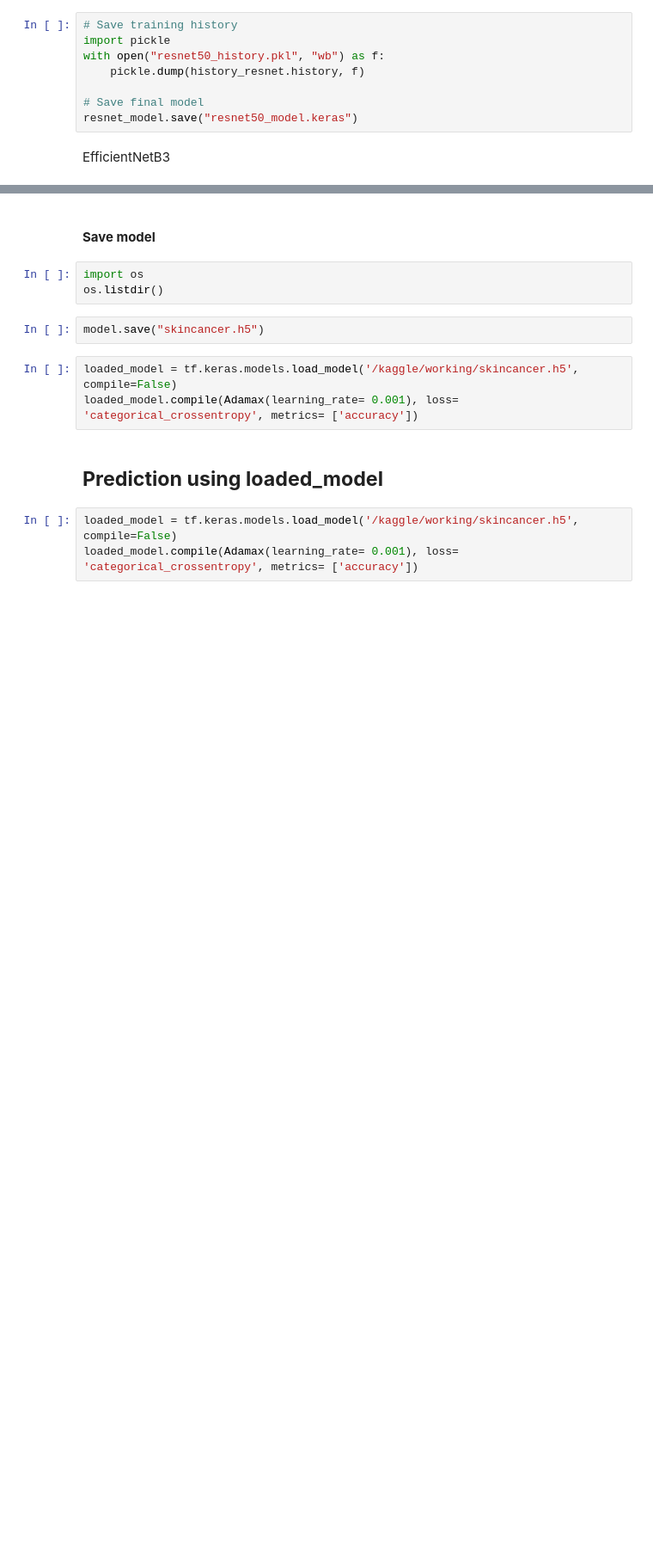
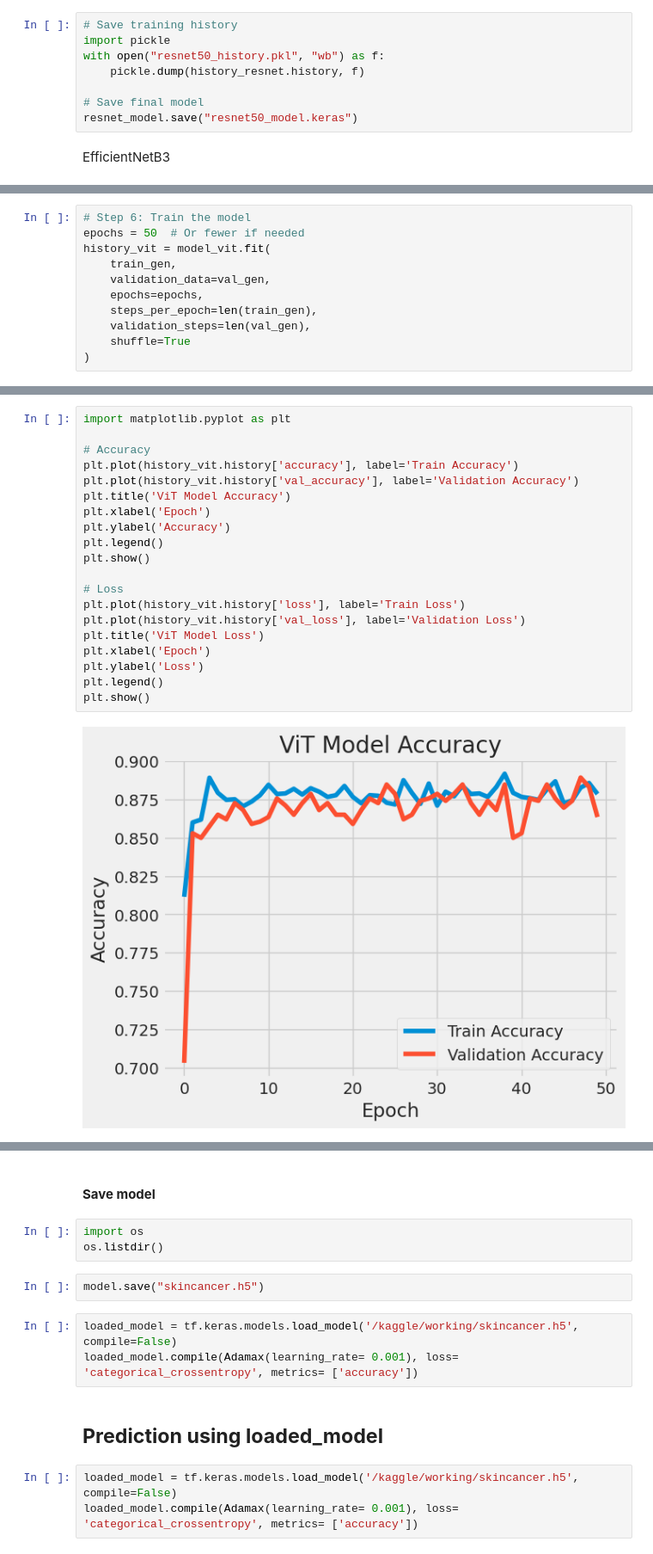
Before and after one commit to HazalAtis/skin_cancer_prediction, a Jupyter notebook: skin-cancer.ipynb, the cells around one changed output, grey strips where cells are left out. Shown at 86% size. Saved outputs shown, nothing was run; the diff lists cells and outputs as text; blank space fills up the shorter version.

```diff
--- a/skin-cancer.ipynb
+++ b/skin-cancer.ipynb
@@ -605,0 +821,11 @@ model_b3.summary()
+# %%
+# Step 6: Train the model
+epochs = 50  # Or fewer if needed
+history_vit = model_vit.fit(
+    train_gen,
+    validation_data=val_gen,
+    epochs=epochs,
+    steps_per_epoch=len(train_gen),
+    validation_steps=len(val_gen),
+    shuffle=True
+)
@@ -605,0 +850,22 @@ model_b3.summary()
+# %%
+import matplotlib.pyplot as plt
+
+# Accuracy
+plt.plot(history_vit.history['accuracy'], label='Train Accuracy')
+plt.plot(history_vit.history['val_accuracy'], label='Validation Accuracy')
+plt.title('ViT Model Accuracy')
+plt.xlabel('Epoch')
+plt.ylabel('Accuracy')
+plt.legend()
+plt.show()
+
+# Loss
+plt.plot(history_vit.history['loss'], label='Train Loss')
+plt.plot(history_vit.history['val_loss'], label='Validation Loss')
+plt.title('ViT Model Loss')
+plt.xlabel('Epoch')
+plt.ylabel('Loss')
+plt.legend()
+plt.show()
+# %% [output]
+[figure, added]
```
Also changed, not shown: parts of 11 cells of this notebook.
